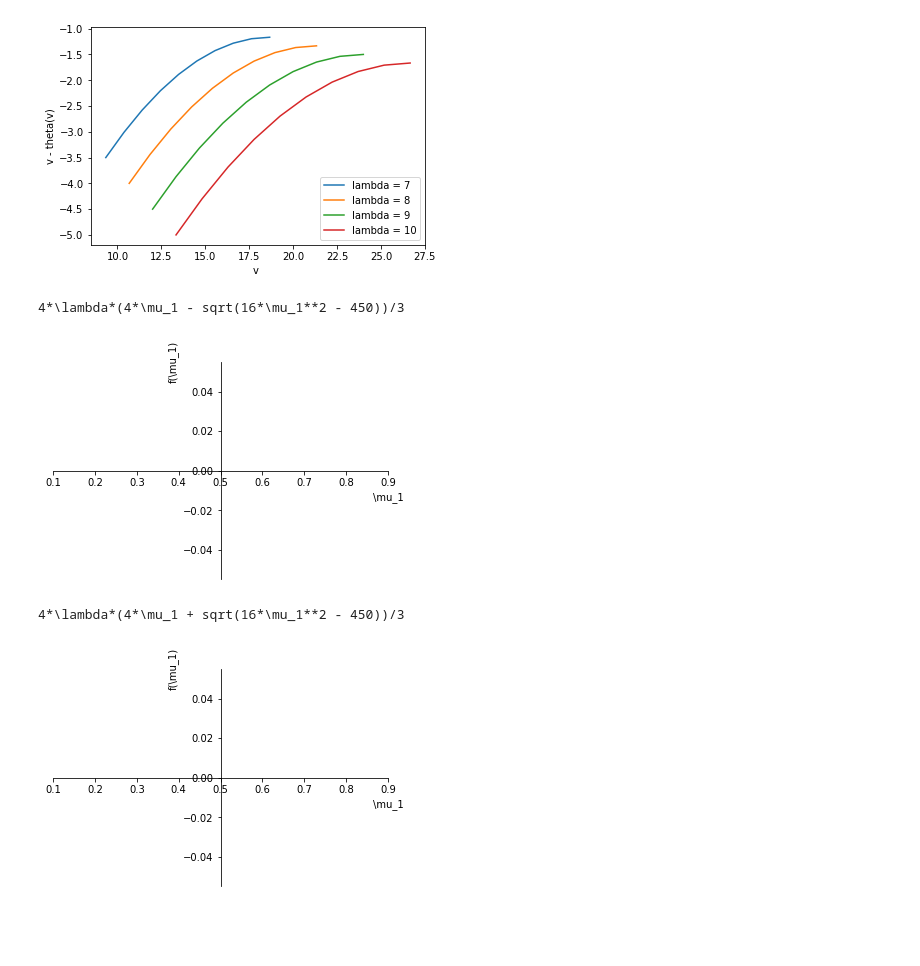
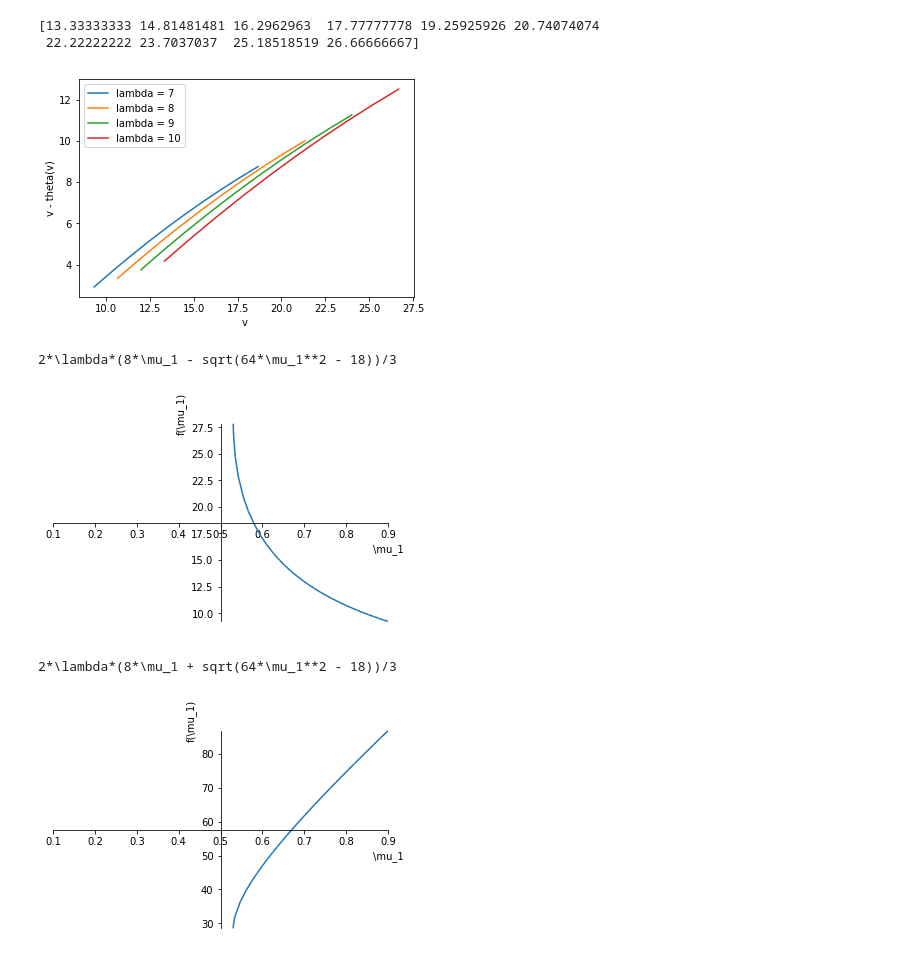
Before and after one commit to ericschulman/health_bargains, a Jupyter notebook: sweet_spot.ipynb, the cells around one changed output. Saved outputs shown, nothing was run; the diff lists cells and outputs as text; code cells hidden in the pictures; blank space fills up the shorter version.

```diff
--- a/sweet_spot.ipynb
+++ b/sweet_spot.ipynb
@@ -2,27 +2,30 @@
 import matplotlib.pyplot as plt
 import numpy as np
 # %%
-MU = .5
+MU = 1
 
 for cost in range(7,11):
     theta = lambda v: (.75*cost + 3*v**2/(32*cost))/MU
     v = np.linspace(4*cost/3,8*cost/3,10)
     plt.plot(v, v - theta(v),label='lambda = %s'%(cost))
 
+print(v)
 
 plt.legend()
 plt.xlabel('v ')
 plt.ylabel('v - theta(v)')
 plt.savefig('sweet.png')
 # %% [output]
+[13.33333333 14.81481481 16.2962963  17.77777778 19.25925926 20.74074074
+ 22.22222222 23.7037037  25.18518519 26.66666667]
-[figure, old version]
+[figure, new version]
 # %%
 from sympy import *
 # %%
 cost =Symbol('\lambda')
 mu =Symbol('\mu_1')
 v = Symbol('v')
-theta = (75*cost + 3*v**2/(32*cost))/mu
+theta = (3*cost/4 + 3*v**2/(32*cost))/mu
 v_min, v_max = 4*cost/3,8*cost/3
 
 for sol in solve(v-theta,v):
@@ -30,7 +33,7 @@ for sol in solve(v-theta,v):
     sol = sol.subs({v:25,cost:10})
     plot(sol, (mu,.1,.9))
 # %% [output]
-4*\lambda*(4*\mu_1 - sqrt(16*\mu_1**2 - 450))/3
+2*\lambda*(8*\mu_1 - sqrt(64*\mu_1**2 - 18))/3
-[figure, old version]
+[figure, new version]
-4*\lambda*(4*\mu_1 + sqrt(16*\mu_1**2 - 450))/3
+2*\lambda*(8*\mu_1 + sqrt(64*\mu_1**2 - 18))/3
-[figure, old version]
+[figure, new version]
```
Also changed, not shown: 1 other file.
